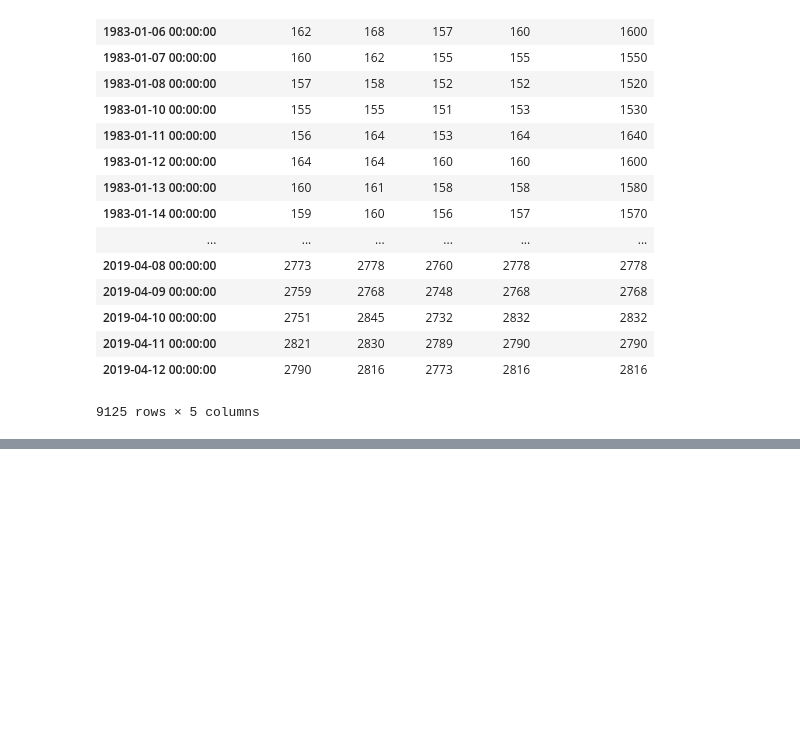
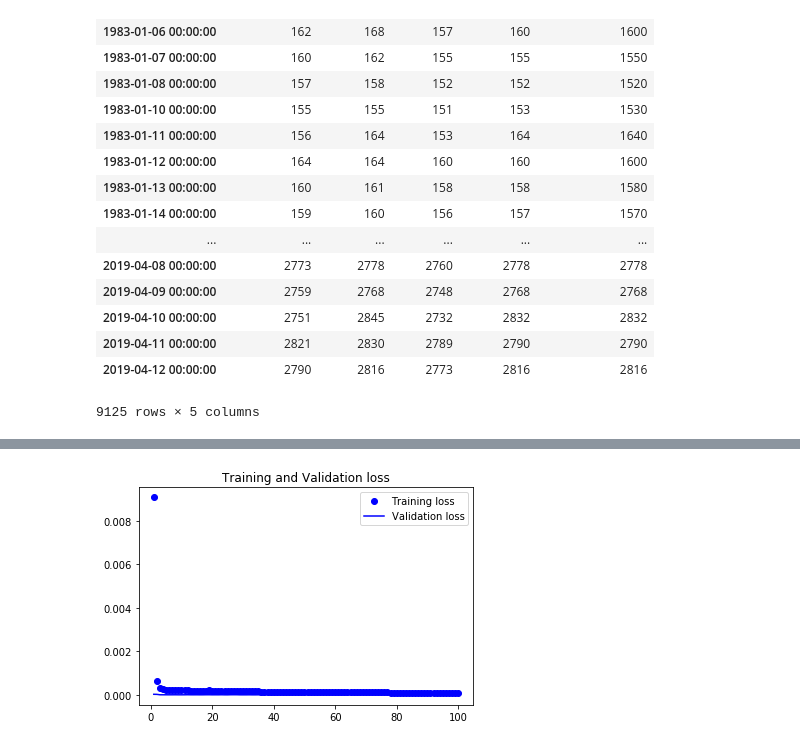
Before and after one commit to u6k/ml-sandbox, a Jupyter notebook: time_series_3.ipynb, the cells around one changed output, grey strips where cells are left out. Drawn from its saved outputs; the diff is of its cells as text; code cells hidden in the pictures; blank space fills up the shorter version.

```diff
--- a/time_series_3.ipynb
+++ b/time_series_3.ipynb
@@ -77,0 +118,34 @@ memory usage: 427.7+ KB
+# %%
+# 60日のデータを使い、61日目を予測する
+
+scaled_adjustment_values = np.array(df_1301["scaled_adjustment_value"].astype("float32"))
+
+x, y = [], []
+length = 60
+
+for i in range(len(scaled_adjustment_values) - length):
+  x.append(scaled_adjustment_values[i:i+length])
+  y.append(scaled_adjustment_values[i+length])
+
+data = np.array(x).reshape(len(x), length, 1)
+target = np.array(y).reshape(len(y), 1)
+# %%
+from keras.models import Sequential
+from keras.layers.core import Dense, Activation
+from keras.layers.recurrent import LSTM
+from keras.optimizers import Adam
+
+length_of_sequence = 60
+in_out_neurons = 1
+n_hidden = 300
+
+batch_size = 128
+epoch = 100
+
+model = Sequential()
+model.add(LSTM(n_hidden, batch_input_shape=(None, length_of_sequence, in_out_neurons), return_sequences=False))
+model.add(Dense(in_out_neurons))
+model.add(Activation("linear"))
+model.compile(loss="mean_squared_error", optimizer=Adam(lr=0.001))
+
+history = model.fit(data, target, batch_size=batch_size, epochs=epoch, validation_split=0.2)
@@ -77,0 +170,13 @@ memory usage: 427.7+ KB
+# %%
+import matplotlib.pyplot as plt
+
+loss = history.history["loss"]
+val_loss = history.history["val_loss"]
+epochs = range(1, len(loss) + 1)
+plt.plot(epochs, loss, "bo", label = "Training loss")
+plt.plot(epochs, val_loss, "b", label = "Validation loss")
+plt.title("Training and Validation loss")
+plt.legend()
+plt.show()
+# %% [output]
+[figure, added]
```
Also changed, not shown: parts of 5 cells of this notebook.
